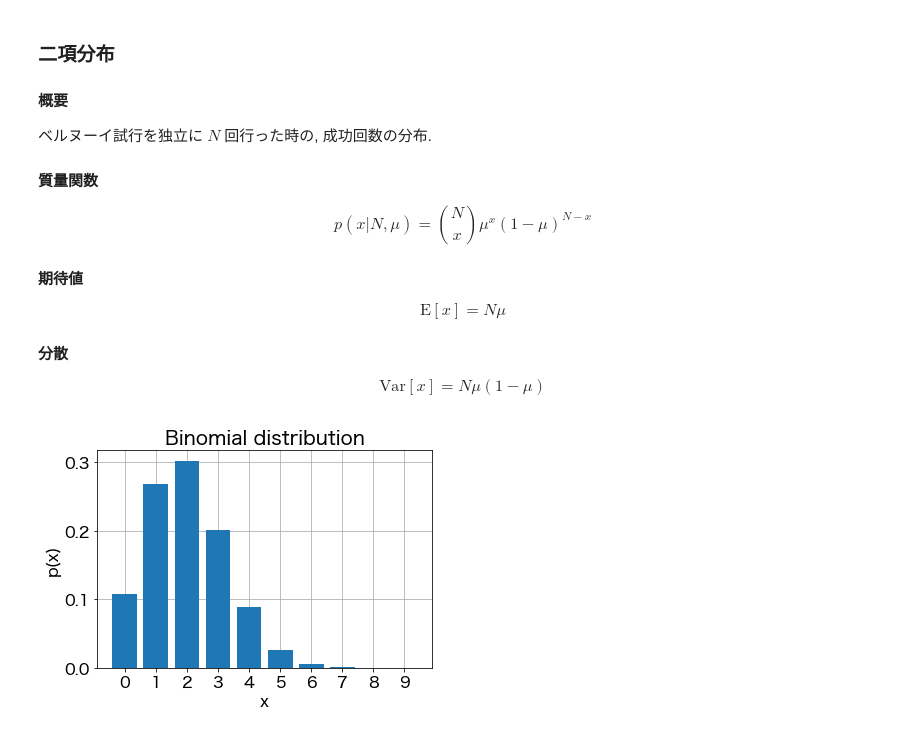
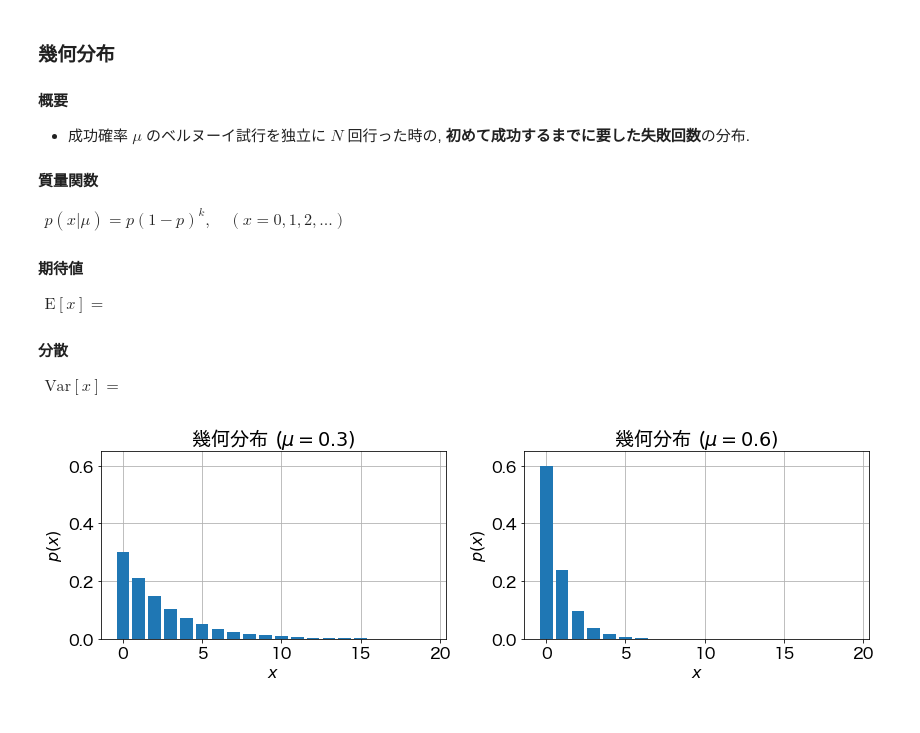
Before and after one commit to tkmyy/semi-prml, a Jupyter notebook: chapter_2/probability_distribution.ipynb, the cells around one changed output. Drawn from its saved outputs; the diff is of its cells as text; code cells hidden in the pictures.

```diff
--- a/chapter_2/probability_distribution.ipynb
+++ b/chapter_2/probability_distribution.ipynb
@@ -31,14 +94,0 @@ $$
-# %%
-def bernoulli(x, mu):
-    return mu**x * (1-mu)**(1-x)
-
-x = np.array([0, 1])
-p_x = bernoulli(x, mu=0.6)
-
-plt.figure(figsize=(6, 4))
-plt.bar(x.astype(str), p_x, width=0.5)
-plt.title("Bernoulli distribution")
-plt.xlabel("x")
-plt.ylabel("p(x)")
-plt.grid()
-plt.show()
@@ -47,36 +173,50 @@ plt.show()
 # %% [markdown]
-### 二項分布
+### 幾何分布
 
 #### 概要
-ベルヌーイ試行を独立に $N$ 回行った時の, 成功回数の分布.
+- 成功確率 $\mu$ のベルヌーイ試行を独立に $N$ 回行った時の, **初めて成功するまでに要した失敗回数**の分布.
 
 #### 質量関数
-$$
-    p(x|N,\mu) = \binom{N}{x}\mu^x(1-\mu)^{N-x}
-$$
+$
+\begin{align}
+p(x|\mu) = p(1-p)^k,\quad(x=0,1,2,...)
+\end{align}
+$
 
 #### 期待値
-$$
-    \mathrm{E}[x] = N\mu
-$$
+$
+\begin{align}
+\mathrm{E}[x] =
+\end{align}
+$
 
 #### 分散
-$$
-    \mathrm{Var}[x] = N\mu(1-\mu)
-$$
+$
+\begin{align}
+\mathrm{Var}[x] =
+\end{align}
+$
 # %%
-def binomial(x, N, mu):
-    return np.array([comb(N, _x, exact=True)*(mu**_x)*(1-mu)**(N-_x) for _x in x])
+def geometric(x, mu):
+    return mu*(1-mu)**x
 
-x = np.array([i for i in range(10)])
-p_x = binomial(x, N=10, mu=0.2)
 
-plt.figure(figsize=(6, 4))
-plt.bar(x.astype(str), p_x, width=0.8)
-plt.title("Binomial distribution")
-plt.xlabel("x")
-plt.ylabel("p(x)")
-plt.grid()
+param_l = [0.3, 0.6]
+
+fig = plt.figure(figsize=(12, 4))
+for i, mu in enumerate(param_l, 1):
+    x = np.array([i for i in range(20)])
+    p_x = geometric(x, mu)
+
+    ax = plt.subplot(1, 2, i)
+    ax.bar(x, p_x, width=0.8)
+    ax.set_title(f"幾何分布 ($\mu={mu})$")
+    ax.set_xlabel("$x$")
+    ax.set_ylabel("$p(x)$")
+    ax.set_ylim(0, 0.65)
+    ax.grid()
+
+plt.tight_layout()
 plt.show()
 # %% [output]
-[figure, old version]
+[figure, new version]
```
Also changed, not shown: parts of 10 cells of this notebook.
